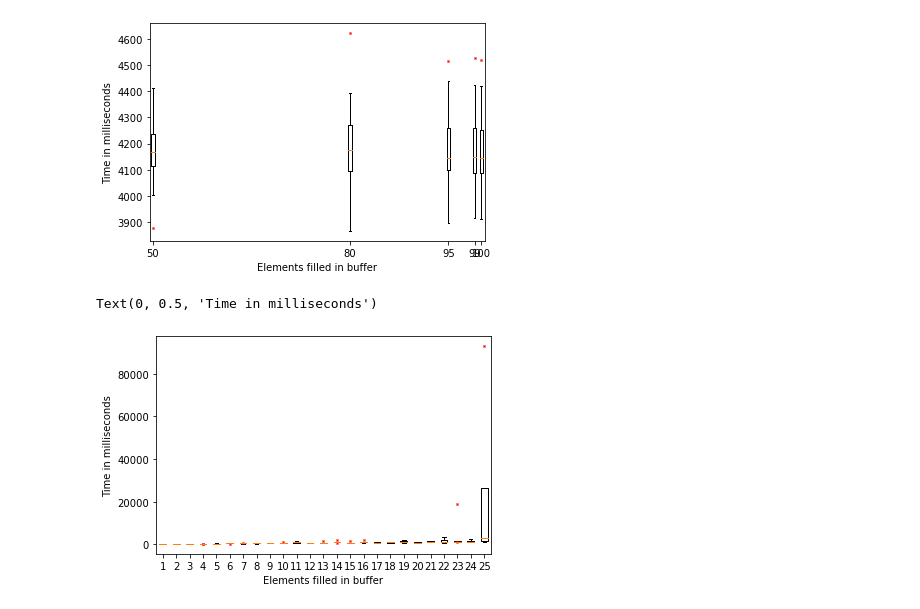
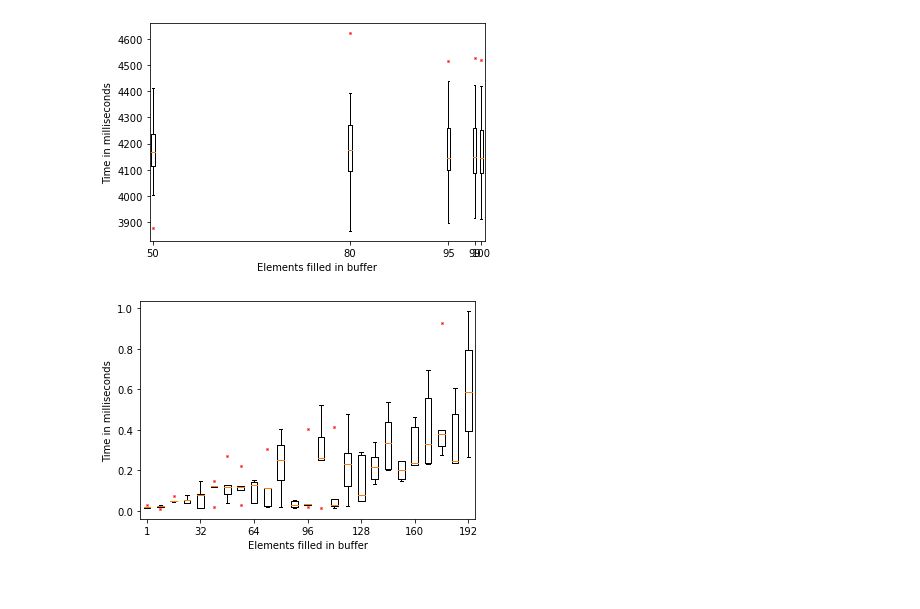
Before and after one commit to Lorenzo-Bracci/Performance-Evaluator, a Jupyter notebook: dataProcessing.ipynb, the cells around one changed output. Cells and saved outputs as stored; diff of their text form; code cells hidden in the pictures.

```diff
--- a/dataProcessing.ipynb
+++ b/dataProcessing.ipynb
@@ -120,22 +120,23 @@ plt.savefig('latency1', dpi=600)
 # %%
 filename = '7res_knee.csv'
 timeToFill = list()
 
 with open(filename) as csvfile:
             reader = csv.reader(csvfile, delimiter=',')
             lists = list()
             current = 0
             for row in reader:
                 if current % 5 == 0:
                     timeToFill.append(list())
-                timeToFill[int(current / 5)].append(float(row[4]))
+                timeToFill[int(current / 5)].append(float(row[1]))
                 current += 1
 
 flierprops = dict(marker='x', markerfacecolor='r', markersize=2,
                   linestyle='none', markeredgecolor='r')
 plt.boxplot(timeToFill, flierprops=flierprops)
+plt.xticks([1, 5, 9, 13, 17, 21, 25], [1, 32, 64, 96, 128, 160, 192])
 plt.xlabel("Elements filled in buffer")
 plt.ylabel("Time in milliseconds")
+plt.savefig('somefig2', dpi=600)
 # %% [output]
-Text(0, 0.5, 'Time in milliseconds')
-[figure, old version]
+[figure, new version]
```
